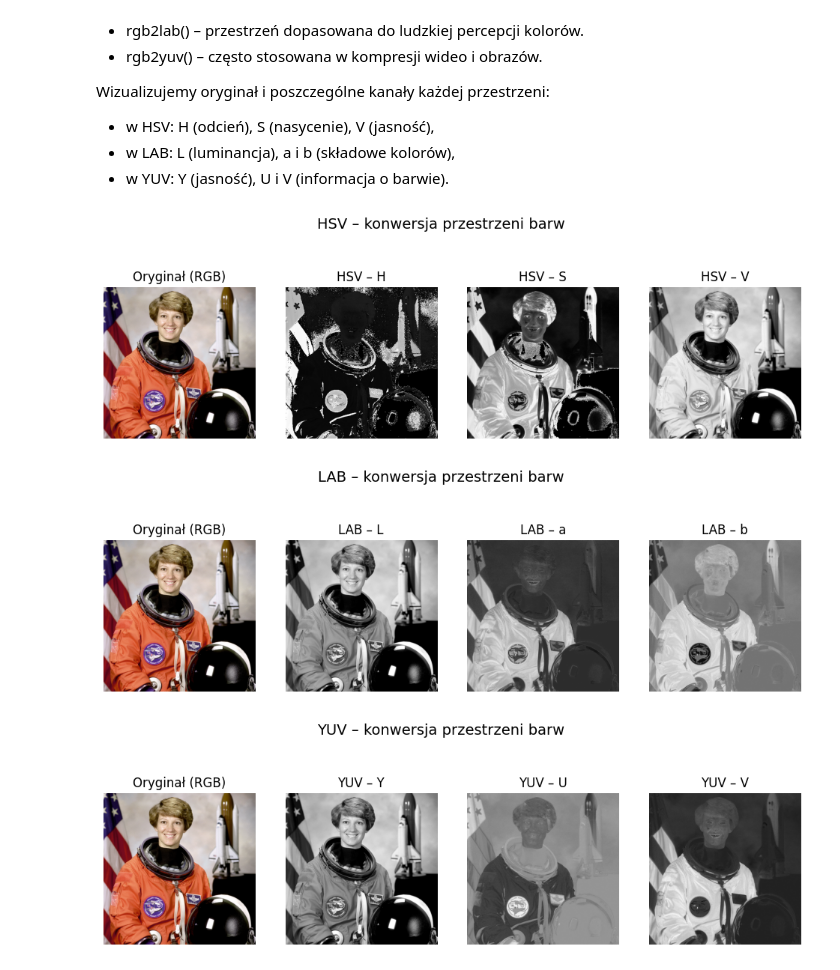
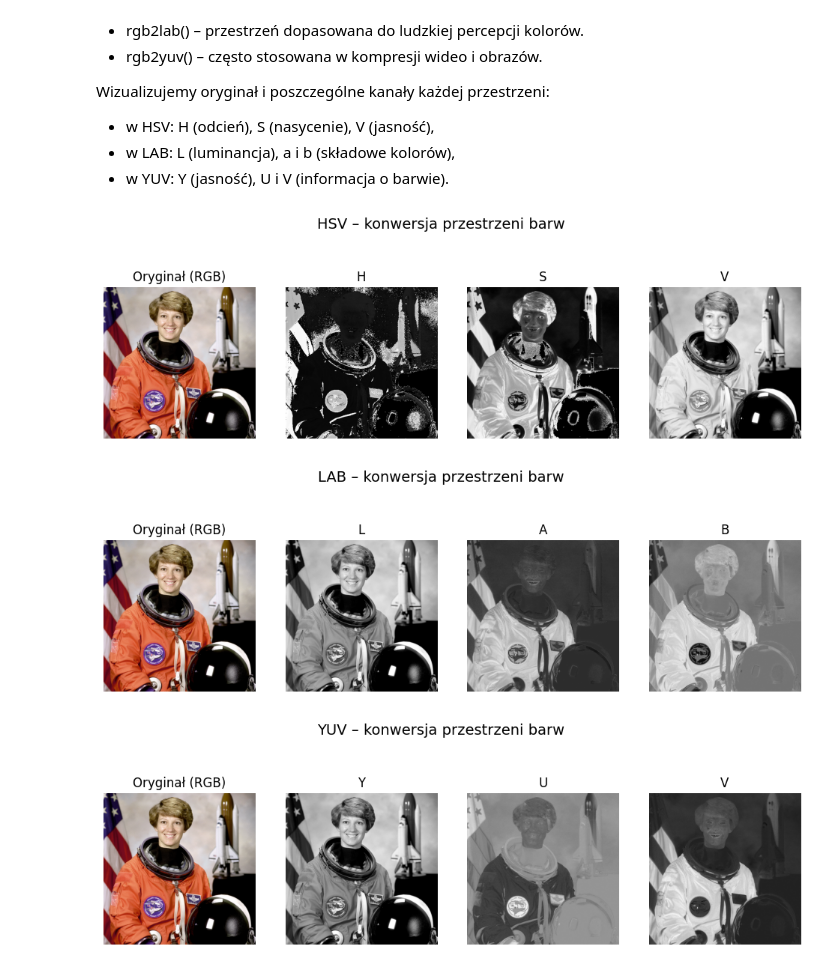
Before and after one commit to AdrianGlanowski/Przetwarzanie_i_analiza_obrazow, a Jupyter notebook: lab1/Lab1_teoria.ipynb, the cells around one changed output. Saved outputs shown, nothing was run; the diff lists cells and outputs as text; code cells hidden in the pictures.

```diff
--- a/lab1/Lab1_teoria.ipynb
+++ b/lab1/Lab1_teoria.ipynb
@@ -212,32 +200,24 @@ Poniżej w kodzie zastosowano przykład przekaszłcenia obrazu:
 * Odbicie lustrzane (flip) – odwraca obraz w poziomie.
 * Skalowanie (rescale) – zmniejsza lub powiększa obraz.
 # %%
-# Import potrzebnych bibliotek
-from skimage import data, color, transform
-import matplotlib.pyplot as plt
-
-# Wczytanie przykładowego obrazu i konwersja do skali szarości
-# Używamy zdjęcia astronauty, które jest dostępne w skimage.
-img = color.rgb2gray(data.astronaut())
-
 # Obrót obrazu o 45 stopni
 # transform.rotate() obraca obraz o zadany kąt (w stopniach, przeciwnie do ruchu wskazówek zegara).
-rotated = transform.rotate(img, angle=45)
+rotated = transform.rotate(gray, angle=45)
 
 # Odbicie lustrzane w poziomie
 # slicing [:, ::-1] odwraca kolejność kolumn (pionowych pikseli), co daje efekt lustrzanego odbicia.
-flipped = img[:, ::-1]
+flipped = gray[:, ::-1]
 
-# Skalowanie (zmiana rozmiaru)
-# transform.rescale() zmienia wielkość obrazu o podany współczynnik (tu 0.5 = zmniejszenie do 50%).
-scaled = transform.rescale(img, scale=0.5, anti_aliasing=True)
+# Skalowanie (zmiana rozdzielczości)
+# transform.rescale() zmienia rozdzielczość obrazu o podany współczynnik (tu 0.5 = zmniejszenie do 50%).
+scaled = transform.rescale(gray, scale=0.2, anti_aliasing=True)
 
 # Wizualizacja wszystkich przekształceń
 fig, axes = plt.subplots(1, 4, figsize=(14, 4))
-titles = ['Oryginał', 'Obrót 45°', 'Odbicie lustrzane', 'Skalowanie 0.5x']
+titles = ['Oryginał', 'Obrót 45°', 'Odbicie lustrzane', 'Skalowanie 0.2x']
 
 # Wyświetlenie każdego obrazu w odcieniach szarości
-for ax, im, t in zip(axes, [img, rotated, flipped, scaled], titles):
+for ax, im, t in zip(axes, [gray, rotated, flipped, scaled], titles):
     ax.imshow(im, cmap='gray')
     ax.set_title(t)
     ax.axis('off')
@@ -290,12 +270,7 @@ Wizualizujemy oryginał i poszczególne kanały każdej przestrzeni:
 # ============================================
 # Przykład: Zmiana przestrzeni barw w Pythonie (scikit-image)
 # ============================================
-
-import matplotlib.pyplot as plt
-from skimage import data, color
-
 # Wczytanie przykładowego obrazu z biblioteki skimage
-img_rgb = data.astronaut()   # Obraz w formacie RGB (Red, Green, Blue)
 
 # ============================================
 # RGB → HSV
@@ -304,7 +279,7 @@ img_rgb = data.astronaut()   # Obraz w formacie RGB (Red, Green, Blue)
 # Hue – barwa (0–1)
 # Saturation – nasycenie koloru (0–1)
 # Value – jasność (0–1)
-img_hsv = color.rgb2hsv(img_rgb)
+img_hsv = color.rgb2hsv(img)
 
 # ============================================
 # RGB → LAB
@@ -312,39 +287,39 @@ img_hsv = color.rgb2hsv(img_rgb)
 # LAB to przestrzeń, w której:
 # L – jasność (Lightness)
 # a – składowa koloru od zielonego do czerwonego
 # b – składowa koloru od niebieskiego do żółtego
-img_lab = color.rgb2lab(img_rgb)
+img_lab = color.rgb2lab(img)
 
 # ============================================
 # RGB → YUV
 # ============================================
 # YUV (lub YCbCr) rozdziela luminancję (Y) od chrominancji (U,V).
 # Często używana w telewizji i kompresji wideo (np. w JPEG).
-img_yuv = color.rgb2yuv(img_rgb)
+img_yuv = color.rgb2yuv(img)
 
 # ============================================
 # Wizualizacja wyników
 # ============================================
 # Tworzymy 3 wiersze (dla przestrzeni HSV, LAB, YUV)
 # i w każdym pokazujemy oryginał oraz 3 kanały składowe
 def show_color_space_conversion(original, converted, space_name, channel_names):
     fig, axes = plt.subplots(1, 4, figsize=(12, 4))
     fig.suptitle(f'{space_name} – konwersja przestrzeni barw', fontsize=14)
     axes[0].imshow(original)
     axes[0].set_title("Oryginał (RGB)")
     axes[0].axis("off")
 
     for i, name in enumerate(channel_names):
         axes[i + 1].imshow(converted[..., i], cmap='gray')
-        axes[i + 1].set_title(f'{space_name} – {name}')
+        axes[i + 1].set_title(f'{name}')
         axes[i + 1].axis('off')
     plt.show()
 
 # Wyświetlenie dla różnych przestrzeni
-show_color_space_conversion(img_rgb, img_hsv, "HSV", ["H", "S", "V"])
-show_color_space_conversion(img_rgb, img_lab, "LAB", ["L", "a", "b"])
-show_color_space_conversion(img_rgb, img_yuv, "YUV", ["Y", "U", "V"])
+show_color_space_conversion(img, img_hsv, "HSV", ["H", "S", "V"])
+show_color_space_conversion(img, img_lab, "LAB", ["L", "A", "B"])
+show_color_space_conversion(img, img_yuv, "YUV", ["Y", "U", "V"])
 # %% [output]
-[figure, old version]
+[figure, new version]
-[figure, old version]
+[figure, new version]
-[figure, old version]
+[figure, new version]
```
Also changed, not shown: parts of 7 cells of this notebook, 2 other files.
